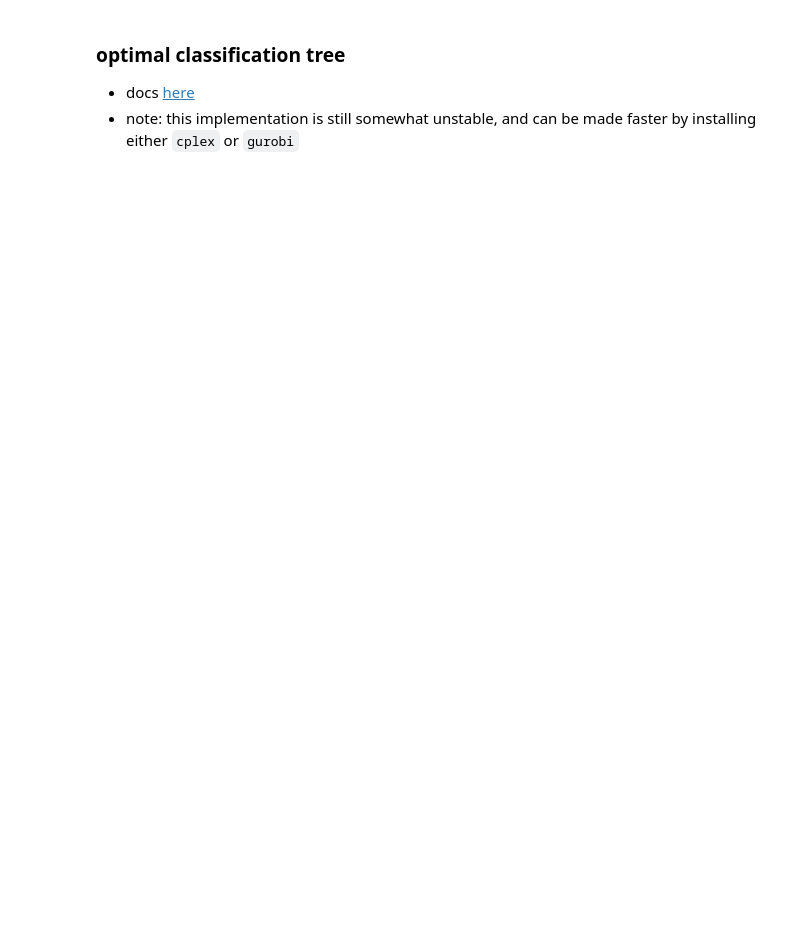
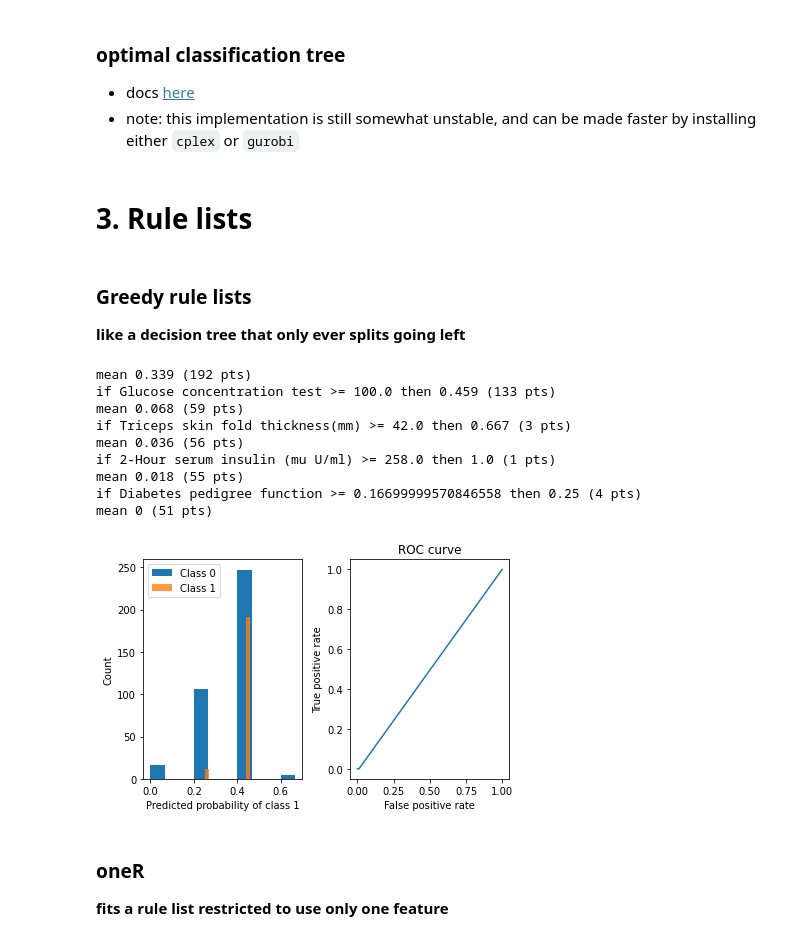
Before and after one commit to csinva/imodels, a Jupyter notebook: notebooks/imodels_demo.ipynb, the cells around one changed output. Drawn from its saved outputs; the diff is of its cells as text; code cells hidden in the pictures; blank space fills up the shorter version.

```diff
--- a/notebooks/imodels_demo.ipynb
+++ b/notebooks/imodels_demo.ipynb
@@ -225,3 +241,33 @@ viz_classification_preds(probs, y_test)
 # print('acc', np.mean(preds == y_test))
 # %%
 # model.print_tree(feature_names)
+# %% [markdown]
+# 3. Rule lists
+# %% [markdown]
+### Greedy rule lists
+**like a decision tree that only ever splits going left**
+# %%
+# fit a greedy rule list
+m = GreedyRuleListClassifier()
+m.fit(X_train, y=y_train, feature_names=feat_names)  # stores into m.rules_
+probs = m.predict_proba(X_test)
+
+# print the list
+print(m)
+
+# look at prediction breakdown
+demo_helper.viz_classification_preds(probs, y_test)
+# %% [output]
+mean 0.339 (192 pts)
+if Glucose concentration test >= 100.0 then 0.459 (133 pts)
+mean 0.068 (59 pts)
+if Triceps skin fold thickness(mm) >= 42.0 then 0.667 (3 pts)
+mean 0.036 (56 pts)
+if 2-Hour serum insulin (mu U/ml) >= 258.0 then 1.0 (1 pts)
+mean 0.018 (55 pts)
+if Diabetes pedigree function >= 0.16699999570846558 then 0.25 (4 pts)
+mean 0 (51 pts)
+[figure, added]
+# %% [markdown]
+### oneR
+**fits a rule list restricted to use only one feature**
```
Also changed, not shown: parts of 29 cells of this notebook, 2 other files.
